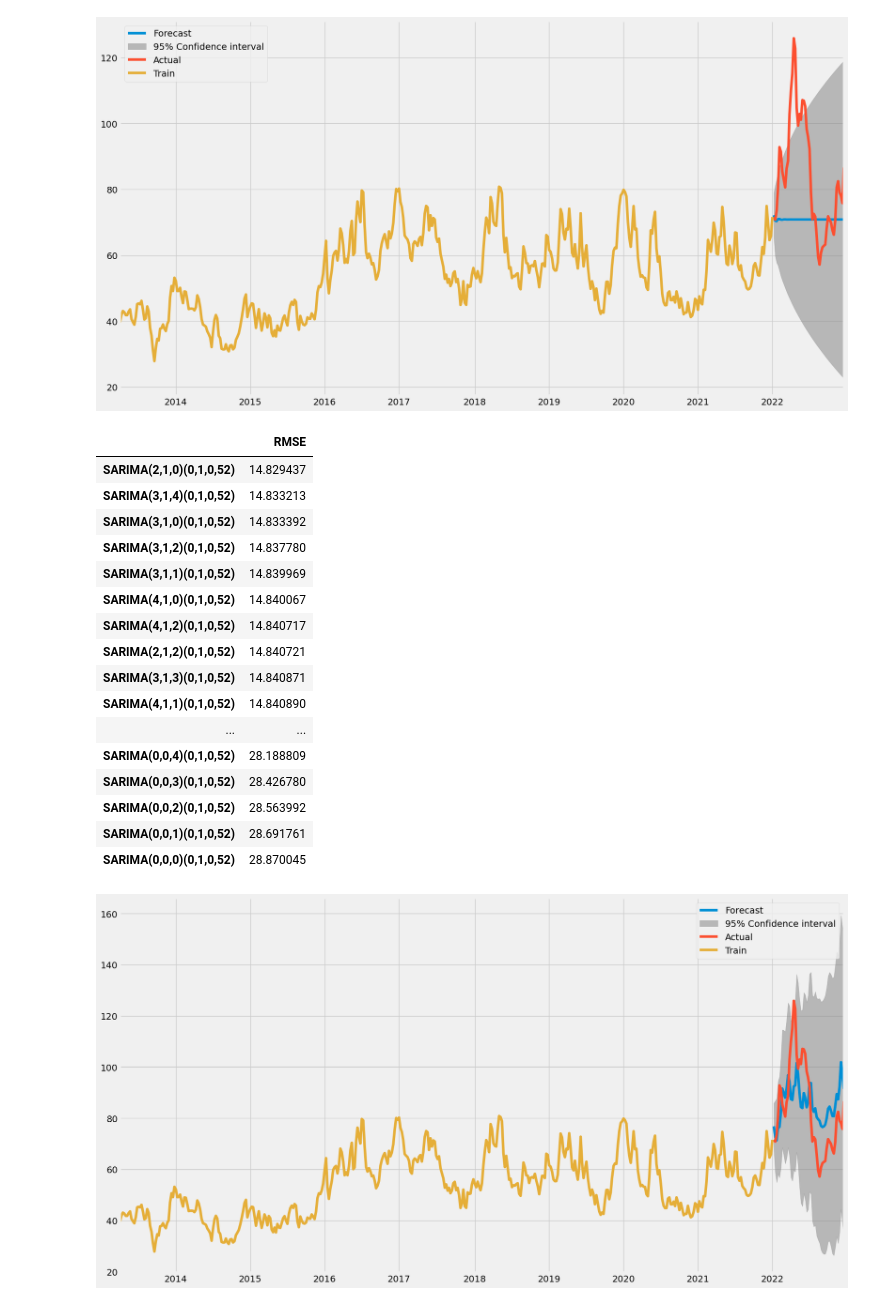
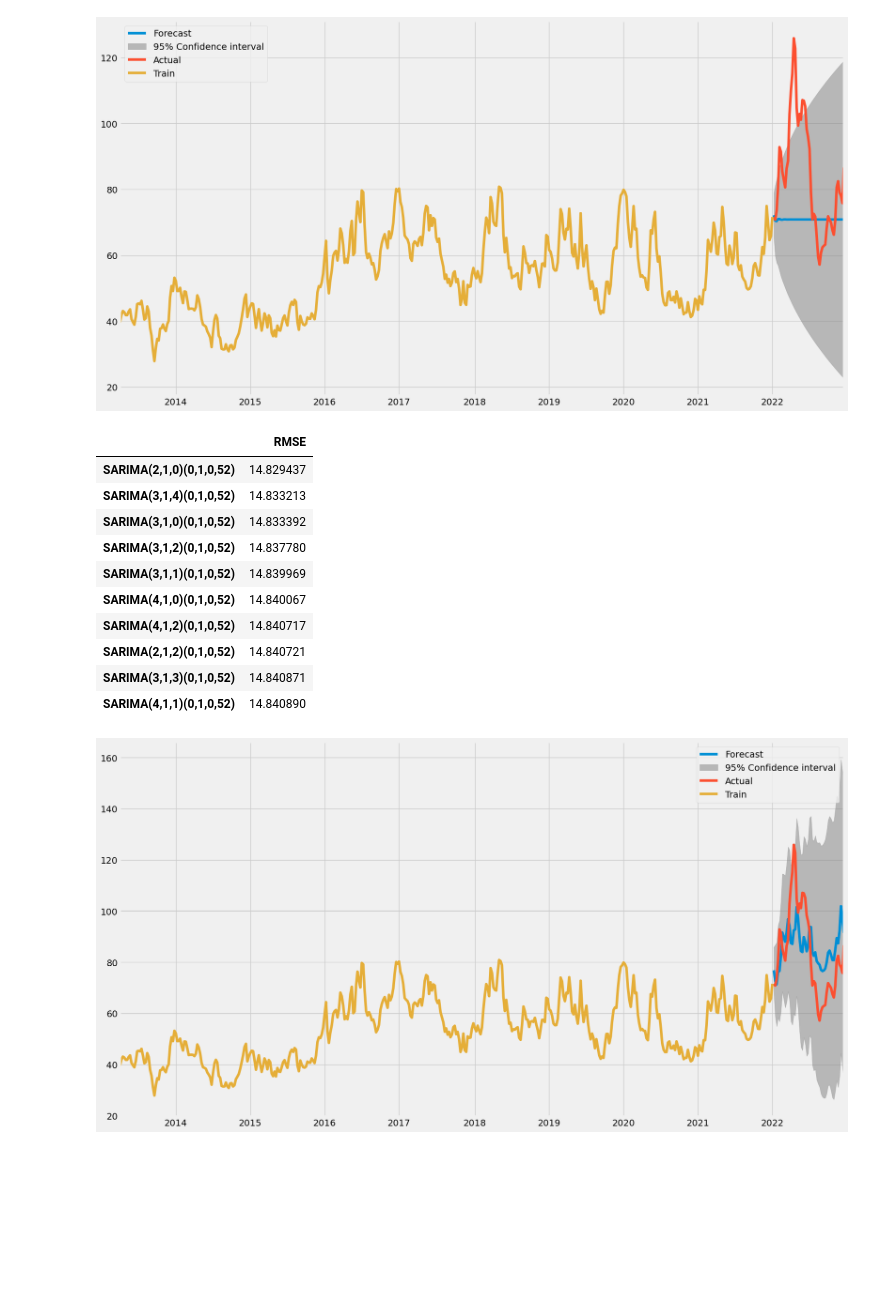
Before and after one commit to BachelorLaks/bachelor2023, a Jupyter notebook: data/ARIMA.ipynb, the cells around one changed output. Drawn from its saved outputs; the diff is of its cells as text; code cells hidden in the pictures; blank space fills up the shorter version.

```diff
--- a/data/ARIMA.ipynb
+++ b/data/ARIMA.ipynb
@@ -468,22 +472,16 @@ for p in range(0, 5):
             except:
                 continue;
 # %%
-SARIMA_RMSE_df2.sort_values(by=['RMSE'], ascending=True)
+SARIMA_RMSE_df2.sort_values(by=['RMSE'], ascending=True).head(10)
 # %% [output]
 |  | RMSE |
 | SARIMA(2,1,0)(0,1,0,52) | 14.829437 |
 | SARIMA(3,1,4)(0,1,0,52) | 14.833213 |
 | SARIMA(3,1,0)(0,1,0,52) | 14.833392 |
 | SARIMA(3,1,2)(0,1,0,52) | 14.837780 |
 | SARIMA(3,1,1)(0,1,0,52) | 14.839969 |
 | SARIMA(4,1,0)(0,1,0,52) | 14.840067 |
 | SARIMA(4,1,2)(0,1,0,52) | 14.840717 |
 | SARIMA(2,1,2)(0,1,0,52) | 14.840721 |
 | SARIMA(3,1,3)(0,1,0,52) | 14.840871 |
 | SARIMA(4,1,1)(0,1,0,52) | 14.840890 |
-| ... | ... |
-| SARIMA(0,0,4)(0,1,0,52) | 28.188809 |
-| SARIMA(0,0,3)(0,1,0,52) | 28.426780 |
-| SARIMA(0,0,2)(0,1,0,52) | 28.563992 |
-| SARIMA(0,0,1)(0,1,0,52) | 28.691761 |
-| SARIMA(0,0,0)(0,1,0,52) | 28.870045 |
```
Also changed, not shown: parts of 12 cells of this notebook, 5 other files.
